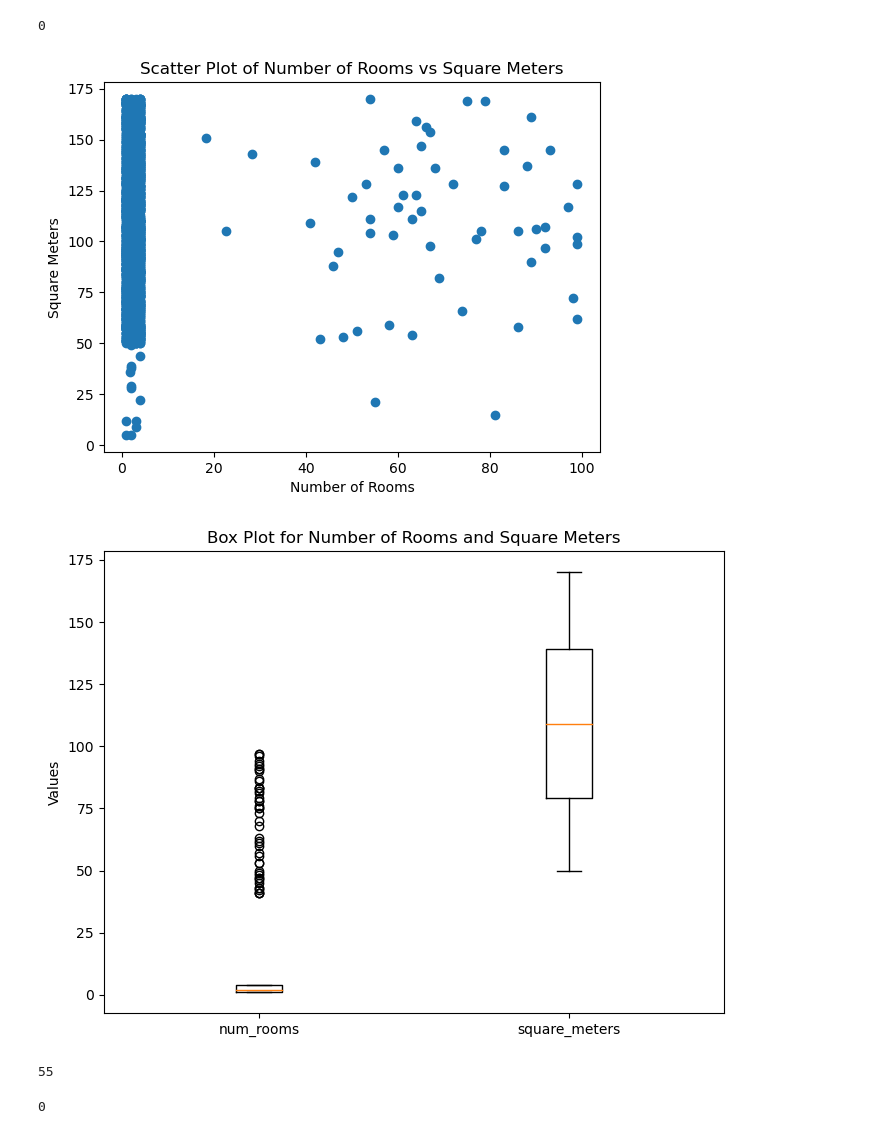
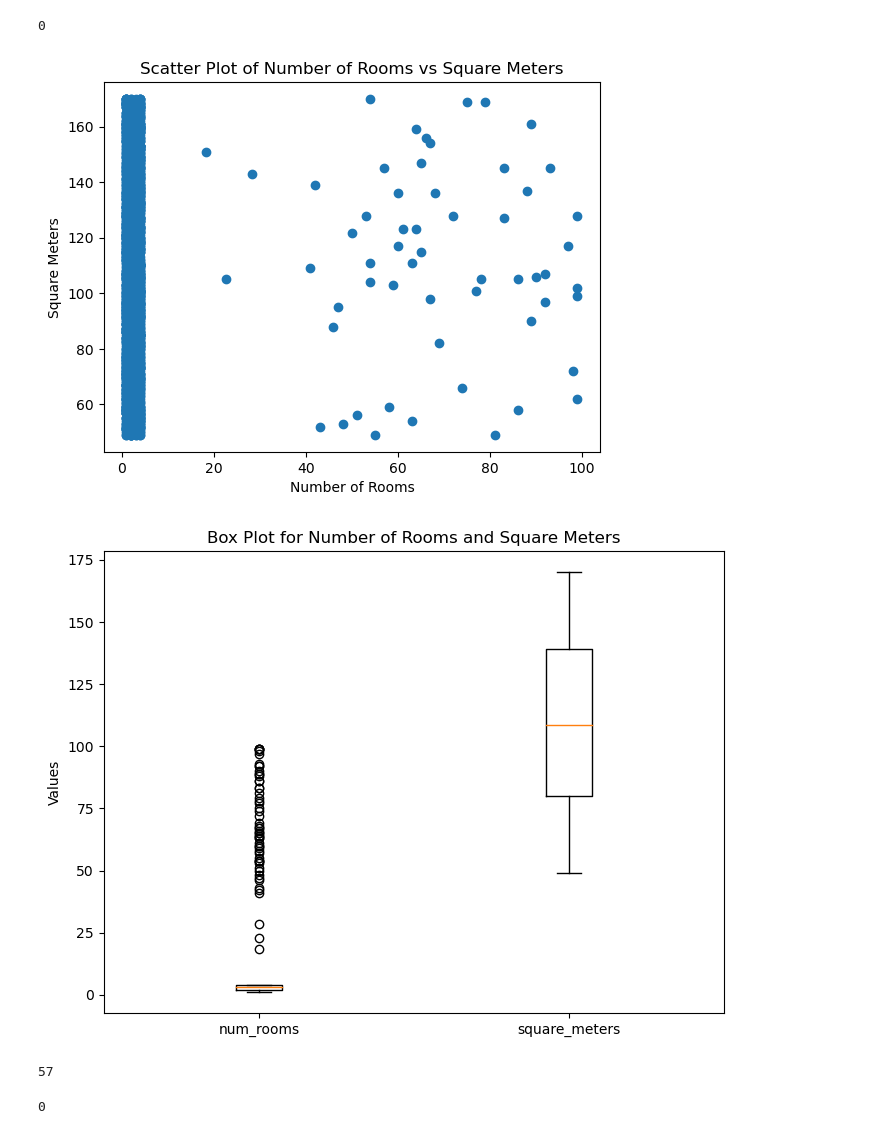
Before and after one commit to TatianaBakwenye/Barcelona-prices, a Jupyter notebook: Barcelona_prices_Tatiana_cleaning_draft_median_not_windsor.ipynb, the cells around one changed output. Saved outputs shown, nothing was run; the diff lists cells and outputs as text; code cells hidden in the pictures.

```diff
--- a/Barcelona_prices_Tatiana_cleaning_draft_no_small_sqmeters.ipynb
+++ b/Barcelona_prices_Tatiana_cleaning_draft_median_not_windsor.ipynb
@@ -455,15 +456,20 @@ print((count_small/count)*100)
 # Winsorize nsuper small numbers in square_meters column
 # Calculate the 0.7th percentile
 seventh_tenths_percentile = df['square_meters'].quantile(0.007)
+seventh_tenths_percentile_test = df_test['square_meters'].quantile(0.007)
 
 # Sort the 'square_meters' column
 sorted_square_meters = df['square_meters'].sort_values()
+sorted_square_meters_test = df_test['square_meters'].sort_values()
 
 # Identify the threshold value for windsorization
 threshold_index = int(len(sorted_square_meters) * 0.007)
 threshold_value = sorted_square_meters.iloc[threshold_index]
+threshold_index_test = int(len(sorted_square_meters_test) * 0.007)
+threshold_value_test = sorted_square_meters_test.iloc[threshold_index_test]
 
 # Windsorize the 'square_meters' column
 df['square_meters'] = df['square_meters'].apply(lambda x: threshold_value if x < threshold_value else x)
+df_test['square_meters'] = df_test['square_meters'].apply(lambda x: threshold_value_test if x < threshold_value_test else x)
 # %%
 # Number of outliers having viewd the box plot.
@@ -479,19 +485,19 @@ plt.ylabel('Square Meters')
 plt.title('Scatter Plot of Number of Rooms vs Square Meters')
 plt.show()
 # %% [output]
-[figure, old version]
+[figure, new version]
 # %%
 # Create a box plot for num_rooms and square_meters
 plt.figure(figsize=(8, 6))  # Adjust the figure size if needed
-plt.boxplot([df['num_rooms'], df['square_meters']], labels=['num_rooms', 'square_meters'])
+plt.boxplot([df_test['num_rooms'], df_test['square_meters']], labels=['num_rooms', 'square_meters'])
 plt.ylabel('Values')
 plt.title('Box Plot for Number of Rooms and Square Meters')
 plt.show()
 # %% [output]
-[figure, old version]
+[figure, new version]
 # %%
 # Number of outliers having viewd the box plot.
-count = len(df_test[df_test['num_rooms'] > 25])
+count = len(df_test[df_test['num_rooms'] > 5])
 count
 # %% [output]
-55
+57
```
Also changed, not shown: parts of 7 cells of this notebook, 2 other files.
